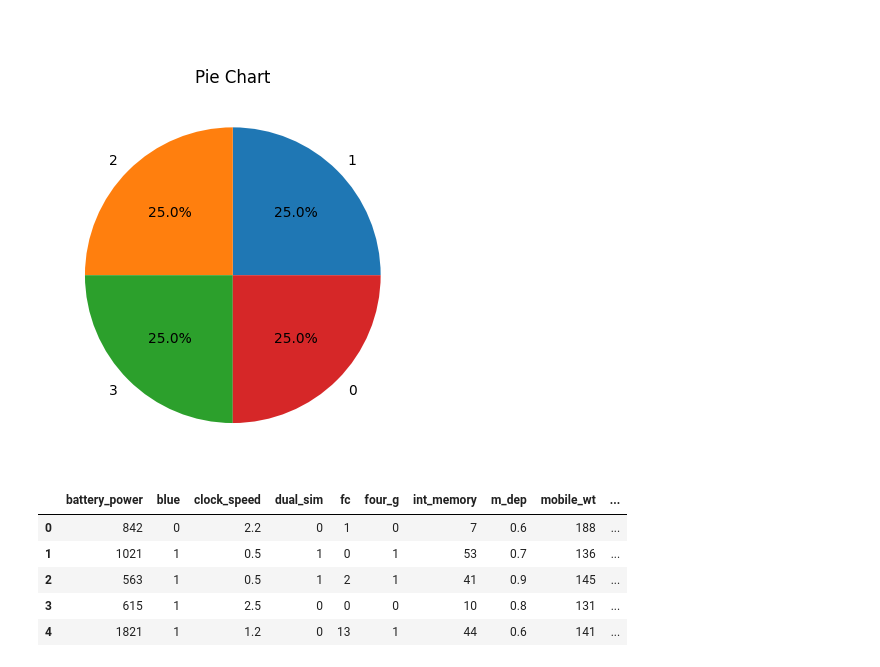
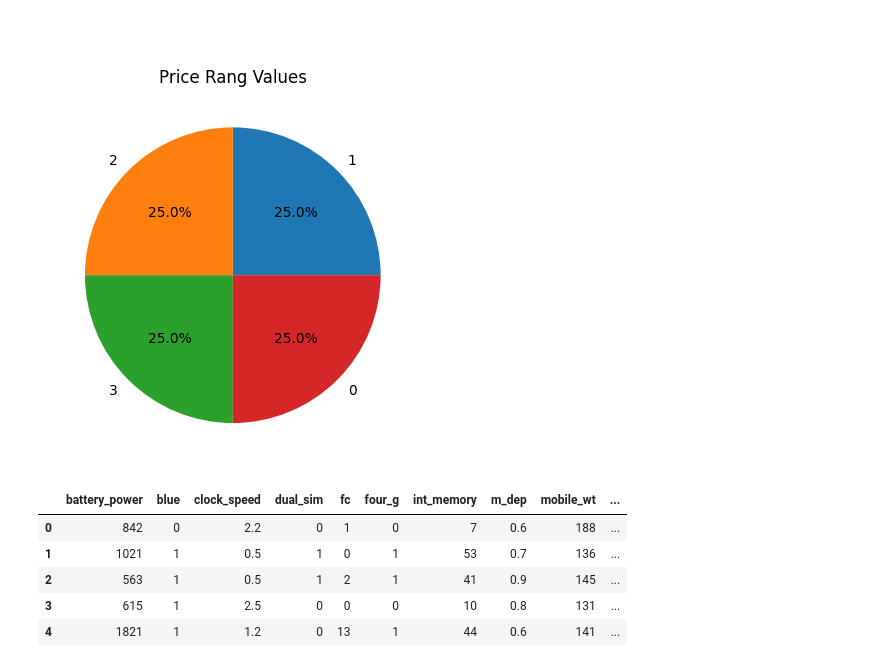
Before and after one commit to Mohamed-Abdirizak/Mobile-Price-Prediction, a Jupyter notebook: Mobile_Price_Prediction.ipynb, the cells around one changed output. Saved outputs shown, nothing was run; the diff lists cells and outputs as text; code cells hidden in the pictures.

Commit message:
added: make a good design for teh visualizaiton

```diff
--- a/Mobile_Price_Prediction (1).ipynb
+++ b/Mobile_Price_Prediction.ipynb
@@ -213,20 +206,20 @@ plt.show()
 # %%
 import matplotlib.pyplot as plt
 
 # Assuming 'data' is your dataset with the variable containing 0s and 1s
 # Count the occurrences of each value
 value_counts = data['price_range'].value_counts()
 
 # Create a pie chart
 plt.pie(value_counts.values, labels=value_counts.index, autopct='%1.1f%%')
 
 # Add title
-plt.title('Pie Chart')
+plt.title('Price Rang Values')
 
 # Display the plot
 plt.show()
 # %% [output]
-[figure, old version]
+[figure, new version]
 # %%
 data.head()
 # %% [output]
```
Also changed, not shown: parts of 37 cells of this notebook, 1 other file.
